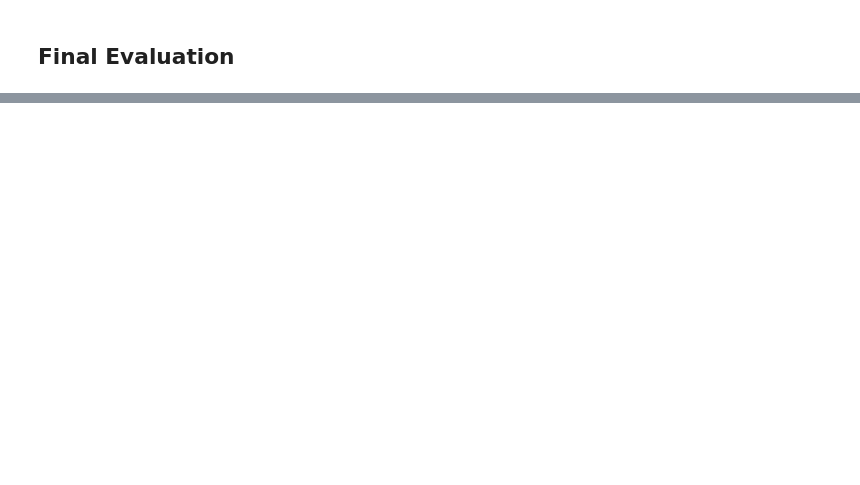
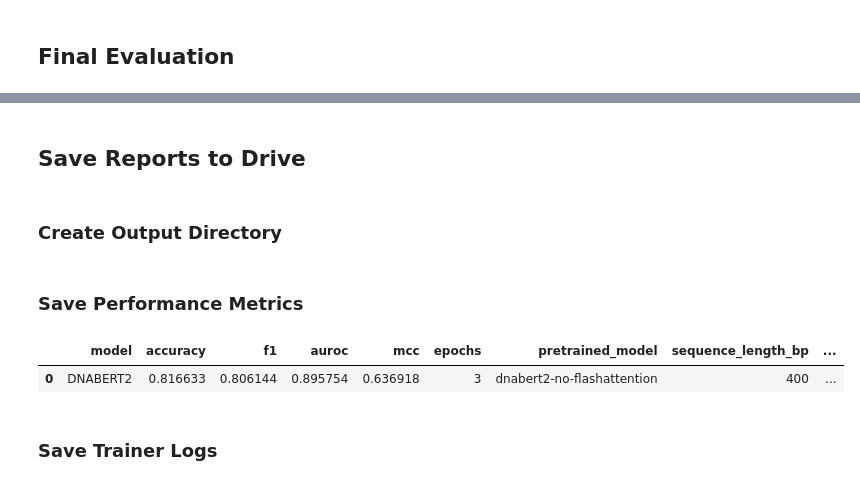
Before and after one commit to zobayer1/hg38-promoter-prediction, a Jupyter notebook: hg38_transformer.ipynb, the cells around one changed output, grey strips where cells are left out. Cells and saved outputs as stored; diff of their text form; code cells hidden in the pictures; blank space fills up the shorter version.

```diff
--- a/hg38_transformer.ipynb
+++ b/hg38_transformer.ipynb
@@ -214 +214,34 @@ results
  'epoch': 3.0}
+# %% [markdown]
+## Save Reports to Drive
+# %% [markdown]
+### Create Output Directory
+# %%
+OUT_DIR = os.path.join(PROJECT_DIR, "results/dnabert2")
+os.makedirs(OUT_DIR, exist_ok=True)
+# %% [markdown]
+### Save Performance Metrics
+# %%
+bert_results = pd.DataFrame([{
+    "model": "DNABERT2",
+    "accuracy": results["eval_accuracy"],
+    "f1": results["eval_f1"],
+    "auroc": results["eval_roc_auc"],
+    "mcc": results["eval_mcc"],
+    "epochs": int(results["epoch"]),
+    "pretrained_model": "dnabert2-no-flashattention",
+    "sequence_length_bp": 400,
+    "evaluation": "80/20 holdout"
+}])
+
+bert_results.to_csv(
+    os.path.join(OUT_DIR, "dnabert2_performance.csv"),
+    index=False
+)
+
+bert_results
+# %% [output]
+|  | model | accuracy | f1 | auroc | mcc | epochs | pretrained_model | sequence_length_bp | ... |
+| 0 | DNABERT2 | 0.816633 | 0.806144 | 0.895754 | 0.636918 | 3 | dnabert2-no-flashattention | 400 | ... |
+# %% [markdown]
+### Save Trainer Logs
```
Also changed, not shown: parts of 8 cells of this notebook, 14 other files.
